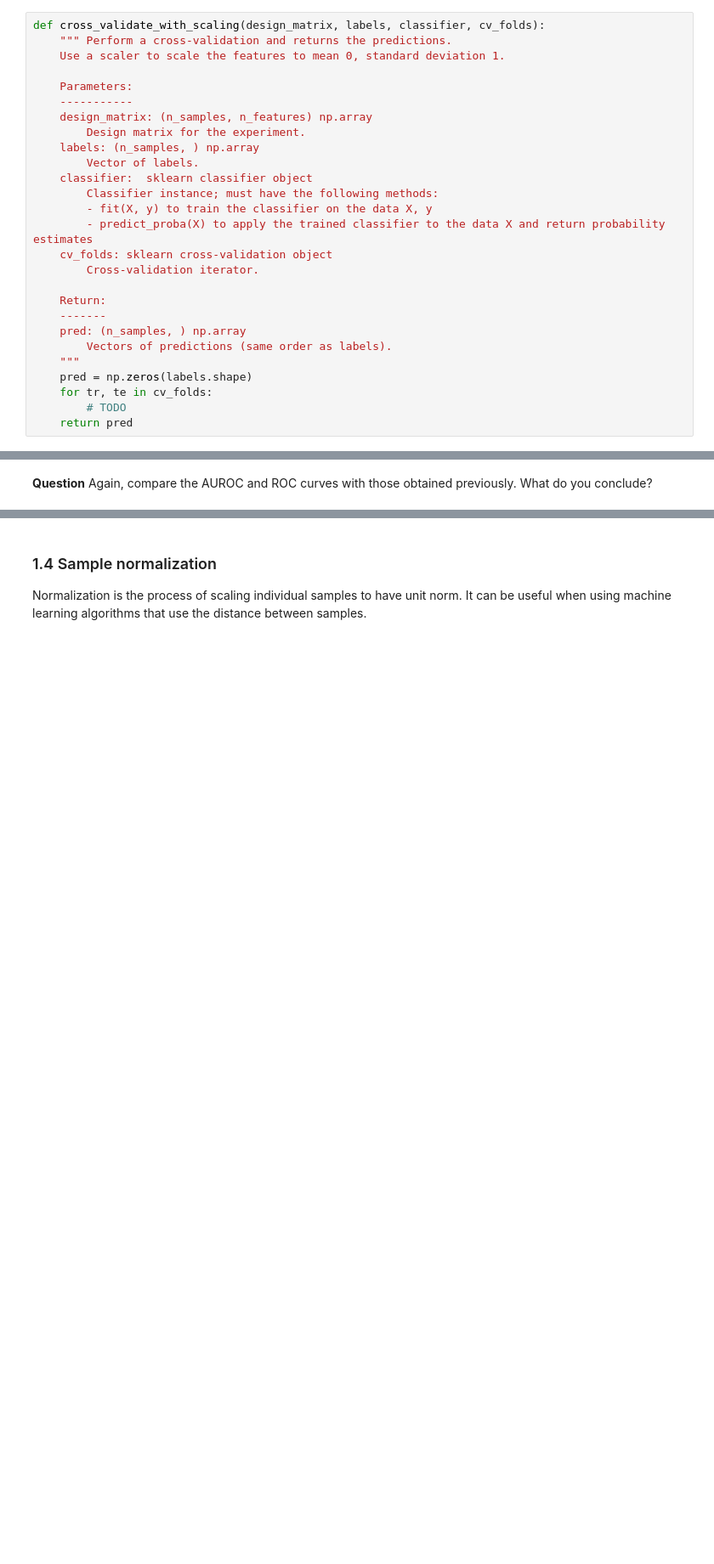
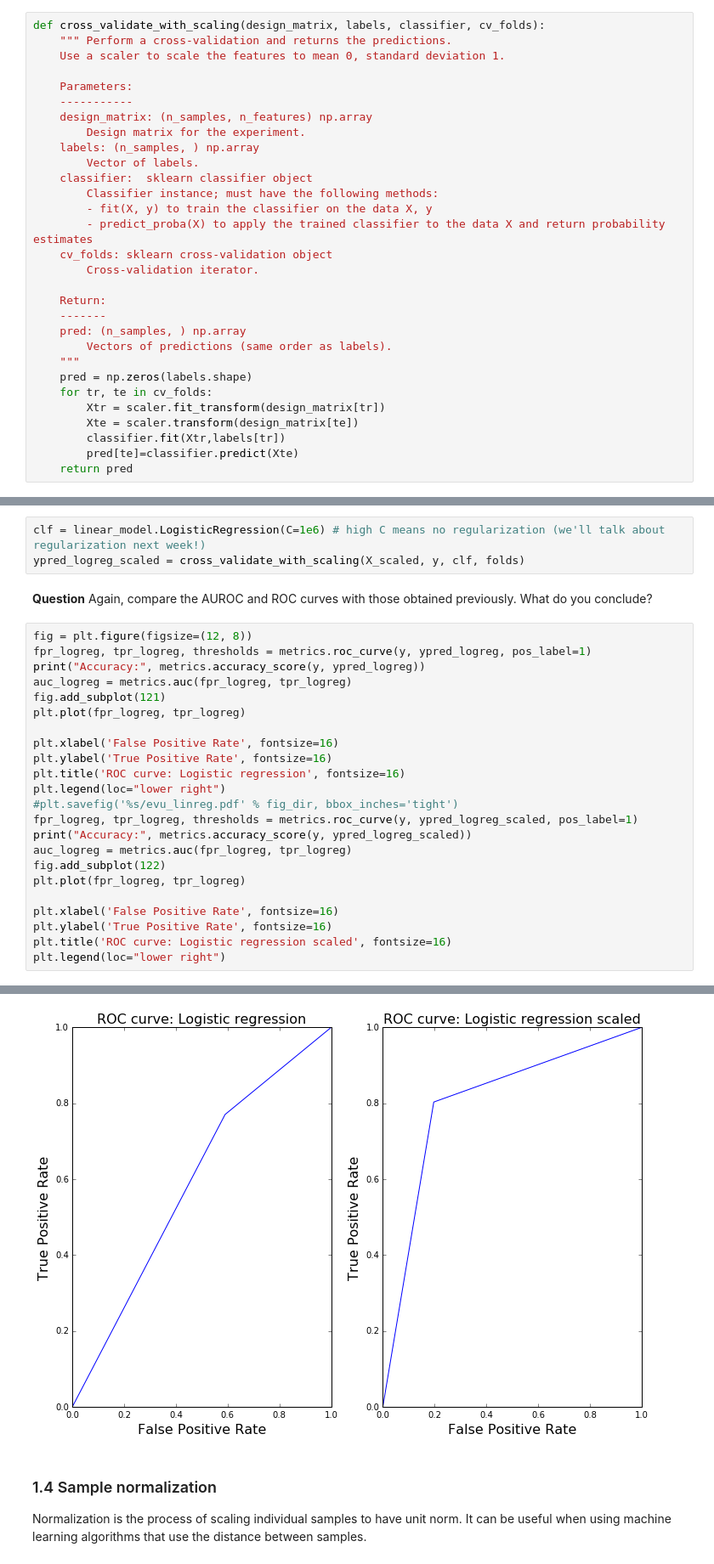
Before and after one commit to chagaz/ma2823_2016, a Jupyter notebook: lab_notebooks/Lab 3 2016-09-30 Logistic regression and project.ipynb, the cells around one changed output, grey strips where cells are left out. Shown at 85% size. Cells and saved outputs as stored; diff of their text form; blank space fills up the shorter version.

```diff
--- a/lab_notebooks/Lab 3 2016-09-30 Logistic regression and project.ipynb
+++ b/lab_notebooks/Lab 3 2016-09-30 Logistic regression and project.ipynb
@@ -157,9 +202,39 @@ def cross_validate_with_scaling(design_matrix, labels, classifier, cv_folds):
     """
     pred = np.zeros(labels.shape)
     for tr, te in cv_folds:
-        # TODO
+        Xtr = scaler.fit_transform(design_matrix[tr])
+        Xte = scaler.transform(design_matrix[te])
+        classifier.fit(Xtr,labels[tr])
+        pred[te]=classifier.predict(Xte)
     return pred
 # %% [markdown]
 **Question** Now use the cross_validate_with_scaling method to cross-validate the logistic regression on our data.
+# %%
+clf = linear_model.LogisticRegression(C=1e6) # high C means no regularization (we'll talk about regularization next week!)
+ypred_logreg_scaled = cross_validate_with_scaling(X_scaled, y, clf, folds)
 # %% [markdown]
 **Question** Again, compare the AUROC and ROC curves with those obtained previously. What do you conclude?
+# %%
+fig = plt.figure(figsize=(12, 8))
+fpr_logreg, tpr_logreg, thresholds = metrics.roc_curve(y, ypred_logreg, pos_label=1)
+print("Accuracy:", metrics.accuracy_score(y, ypred_logreg))
+auc_logreg = metrics.auc(fpr_logreg, tpr_logreg)
+fig.add_subplot(121)
+plt.plot(fpr_logreg, tpr_logreg)
+
+plt.xlabel('False Positive Rate', fontsize=16)
+plt.ylabel('True Positive Rate', fontsize=16)
+plt.title('ROC curve: Logistic regression', fontsize=16)
+plt.legend(loc="lower right")
+#plt.savefig('%s/evu_linreg.pdf' % fig_dir, bbox_inches='tight')
+fpr_logreg, tpr_logreg, thresholds = metrics.roc_curve(y, ypred_logreg_scaled, pos_label=1)
+print("Accuracy:", metrics.accuracy_score(y, ypred_logreg_scaled))
+auc_logreg = metrics.auc(fpr_logreg, tpr_logreg)
+fig.add_subplot(122)
+plt.plot(fpr_logreg, tpr_logreg)
+
+plt.xlabel('False Positive Rate', fontsize=16)
+plt.ylabel('True Positive Rate', fontsize=16)
+plt.title('ROC curve: Logistic regression scaled', fontsize=16)
+plt.legend(loc="lower right")
+# %% [output]
@@ -166,3 +243,4 @@ def cross_validate_with_scaling(design_matrix, labels, classifier, cv_folds):
+[figure, added]
 # %% [markdown]
 ### 1.4 Sample normalization
 Normalization is the process of scaling individual samples to have unit norm. It can be useful when using machine learning algorithms that use the distance between samples.
```
Also changed, not shown: parts of 10 cells of this notebook, 1 other file.
